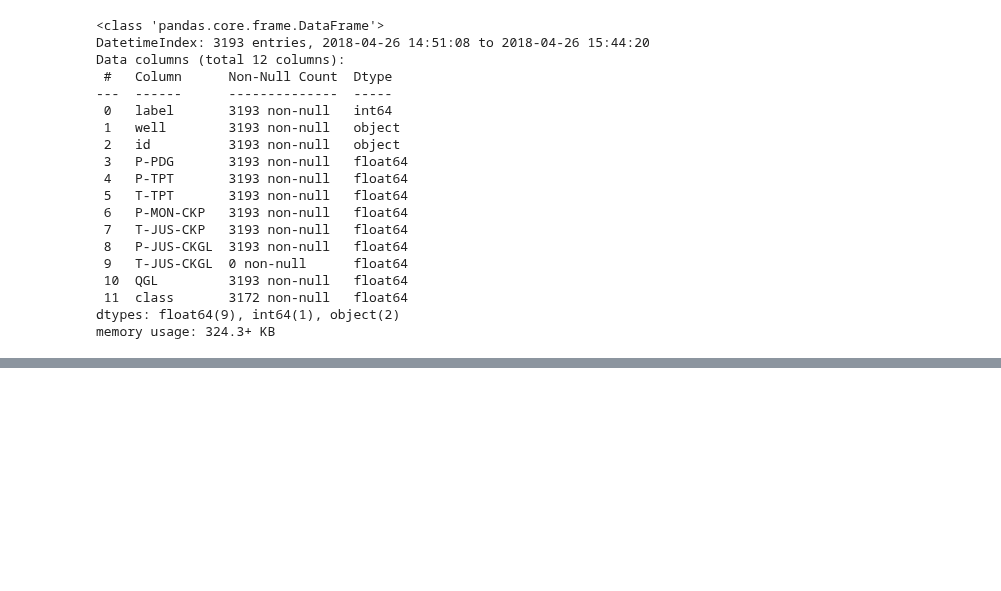
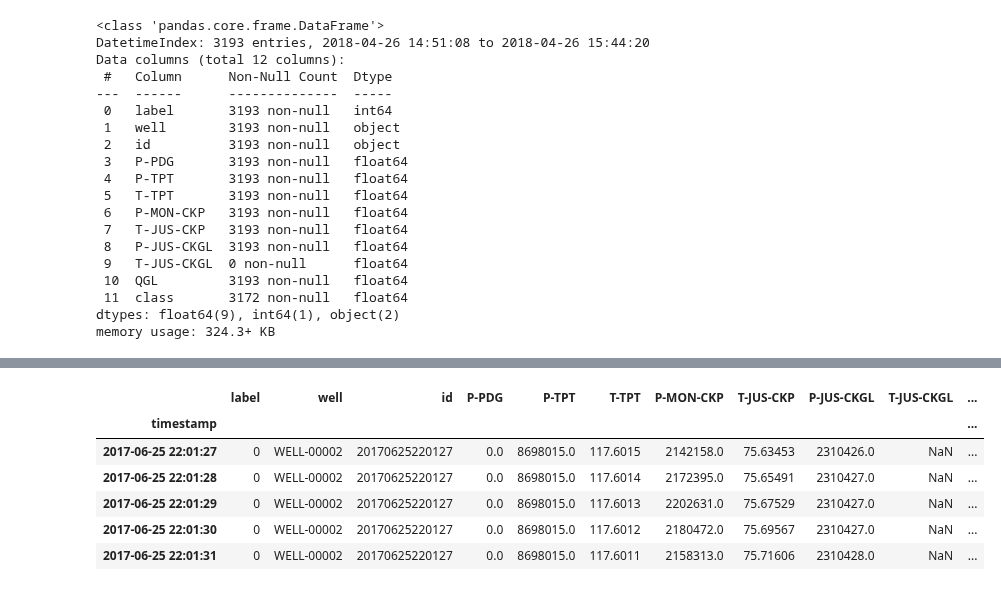
Before and after one commit to RealDyllon/3W-Petrobras, a Jupyter notebook: overviews/_baseline/GC - Create dataset CSV.ipynb, the cells around one changed output, grey strips where cells are left out. Saved outputs shown, nothing was run; the diff lists cells and outputs as text; code cells hidden in the pictures; blank space fills up the shorter version.

```diff
--- a/overviews/_baseline/GC - Create dataset CSV.ipynb
+++ b/overviews/_baseline/GC - Create dataset CSV.ipynb
@@ -236,15 +236,7 @@ df['source'] = 'real'
 for instance in real_instances[1:]:
     df_instance = tk.load_instance(instance)
     df_instance['source'] = 'real'
-    df = pd.concat([df, df_instance], ignore_index=True)
+    df = pd.concat([df, df_instance], ignore_index=False)
 
-# # repeat the above steps for simulated_instances and drawn_instances
-# for instance in simulated_instances:
-#     df_instance = tk.load_instance(instance)
-#     df_instance['source'] = 'simulated'
-#     df = pd.concat([df, df_instance], ignore_index=True)
 
-# for instance in drawn_instances:
-#     df_instance = pd.DataFrame(instance)
-#     df_instance['source'] = 'drawn'
-#     df = pd.concat([df, df_instance], ignore_index=True)
+df_real = df
@@ -250,0 +266,15 @@ for instance in real_instances[1:]:
+# %%
+# load the first instance to initialize the dataframe
+df = tk.load_instance(simulated_instances[0])
+
+# add a column to indicate the source of the data
+df['source'] = 'simulated'
+
+# loop through the remaining instances and concatenate them to the dataframe
+for instance in simulated_instances[1:]:
+    df_instance = tk.load_instance(instance)
+    df_instance['source'] = 'simulated'
+    df = pd.concat([df, df_instance], ignore_index=False)
+
+
+df_simulated = df
@@ -251,3 +285,8 @@ for instance in real_instances[1:]:
+# %%
+for instance in drawn_instances:
+    df_instance = pd.DataFrame(instance)
+    df_instance['source'] = 'drawn'
+    df = pd.concat([df, df_instance], ignore_index=True)
 # %%
 df.info()
 # %% [output]
@@ -274,2 +315,12 @@ memory usage: 1.4+ GB
+# %%
+df.head()
+# %% [output]
+|  | label | well | id | P-PDG | P-TPT | T-TPT | P-MON-CKP | T-JUS-CKP | P-JUS-CKGL | T-JUS-CKGL | ... |
+| timestamp |  |  |  |  |  |  |  |  |  |  | ... |
+| 2017-06-25 22:01:27 | 0 | WELL-00002 | 20170625220127 | 0.0 | 8698015.0 | 117.6015 | 2142158.0 | 75.63453 | 2310426.0 | NaN | ... |
+| 2017-06-25 22:01:28 | 0 | WELL-00002 | 20170625220127 | 0.0 | 8698015.0 | 117.6014 | 2172395.0 | 75.65491 | 2310427.0 | NaN | ... |
+| 2017-06-25 22:01:29 | 0 | WELL-00002 | 20170625220127 | 0.0 | 8698015.0 | 117.6013 | 2202631.0 | 75.67529 | 2310427.0 | NaN | ... |
+| 2017-06-25 22:01:30 | 0 | WELL-00002 | 20170625220127 | 0.0 | 8698015.0 | 117.6012 | 2180472.0 | 75.69567 | 2310427.0 | NaN | ... |
+| 2017-06-25 22:01:31 | 0 | WELL-00002 | 20170625220127 | 0.0 | 8698015.0 | 117.6011 | 2158313.0 | 75.71606 | 2310428.0 | NaN | ... |
 # %%
 # save the dataframe to a CSV file
```
Also changed, not shown: parts of 6 cells of this notebook, 1 other file.
